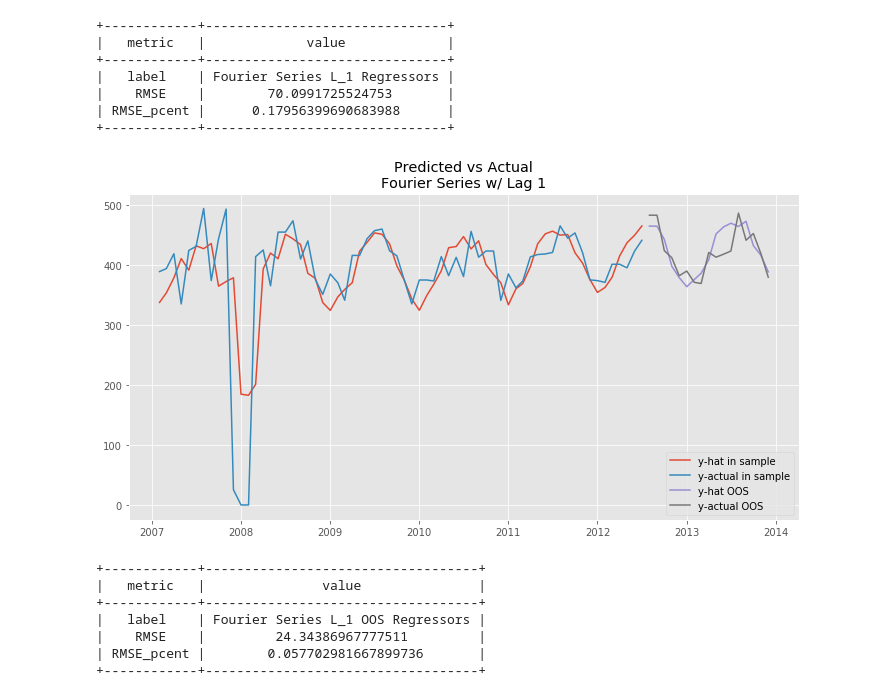
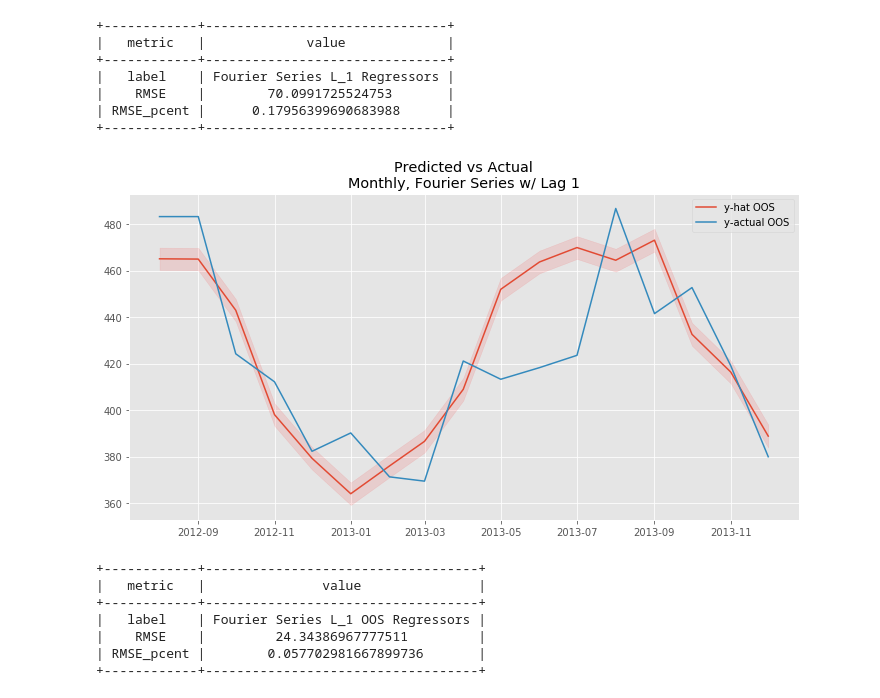
Before and after one commit to harizhisham/amarcord-1, a Jupyter notebook: local_amarcord_data_dd.ipynb, the cells around one changed output. Saved outputs shown, nothing was run; the diff lists cells and outputs as text; code cells hidden in the pictures.

```diff
--- a/local_amarcord_data_dd.ipynb
+++ b/local_amarcord_data_dd.ipynb
@@ -611,18 +616,25 @@ perf_in['monthly_incoming_L1'] = testing.measure_error(y_train[1:], y_hat, label
 |    RMSE    |        70.0991725524753       |
 | RMSE_pcent |      0.17956399690683988      |
 +------------+-------------------------------+
+# %%
+from statsmodels.sandbox.regression.predstd import wls_prediction_std
+
+sdev_ols_l1, lower_pred_ols_l1, upper_pred_ols_l1 = wls_prediction_std(results, exog=np.array(X_test.values), alpha=0.95)
 # %%
 Y_pred = results.predict(X_test)
 
-plt.plot(list(monthly_ts[1:len(y_train)].index), y_hat, label = 'y-hat in sample')
-plt.plot(list(monthly_ts[1:len(y_train)].index), y_train[1:], label = 'y-actual in sample')
+#plt.plot(list(monthly_ts[1:len(y_train)].index), y_hat, label = 'y-hat in sample')
+#plt.plot(list(monthly_ts[1:len(y_train)].index), y_train[1:], label = 'y-actual in sample')
 plt.plot(list(monthly_ts[len(y_train):].index),Y_pred, label = 'y-hat OOS')
 plt.plot(list(monthly_ts[len(y_train):].index), y_test, label = 'y-actual OOS')
-plt.title('Predicted vs Actual\nFourier Series w/ Lag 1')
+plt.fill_between(list(monthly_ts[len(y_train):].index),
+                 lower_pred_ols_l1, upper_pred_ols_l1,
+                 alpha=0.10, color='r')
+plt.title('Predicted vs Actual\nMonthly, Fourier Series w/ Lag 1')
 plt.legend()
 plt.show()
 # %% [output]
-[figure, old version]
+[figure, new version]
 # %%
 perf_out['monthly_incoming_L1'] = testing.measure_error(y_test, Y_pred, label='Fourier Series L_1 OOS Regressors')
 # %% [output]
```
Also changed, not shown: parts of 18 cells of this notebook.
